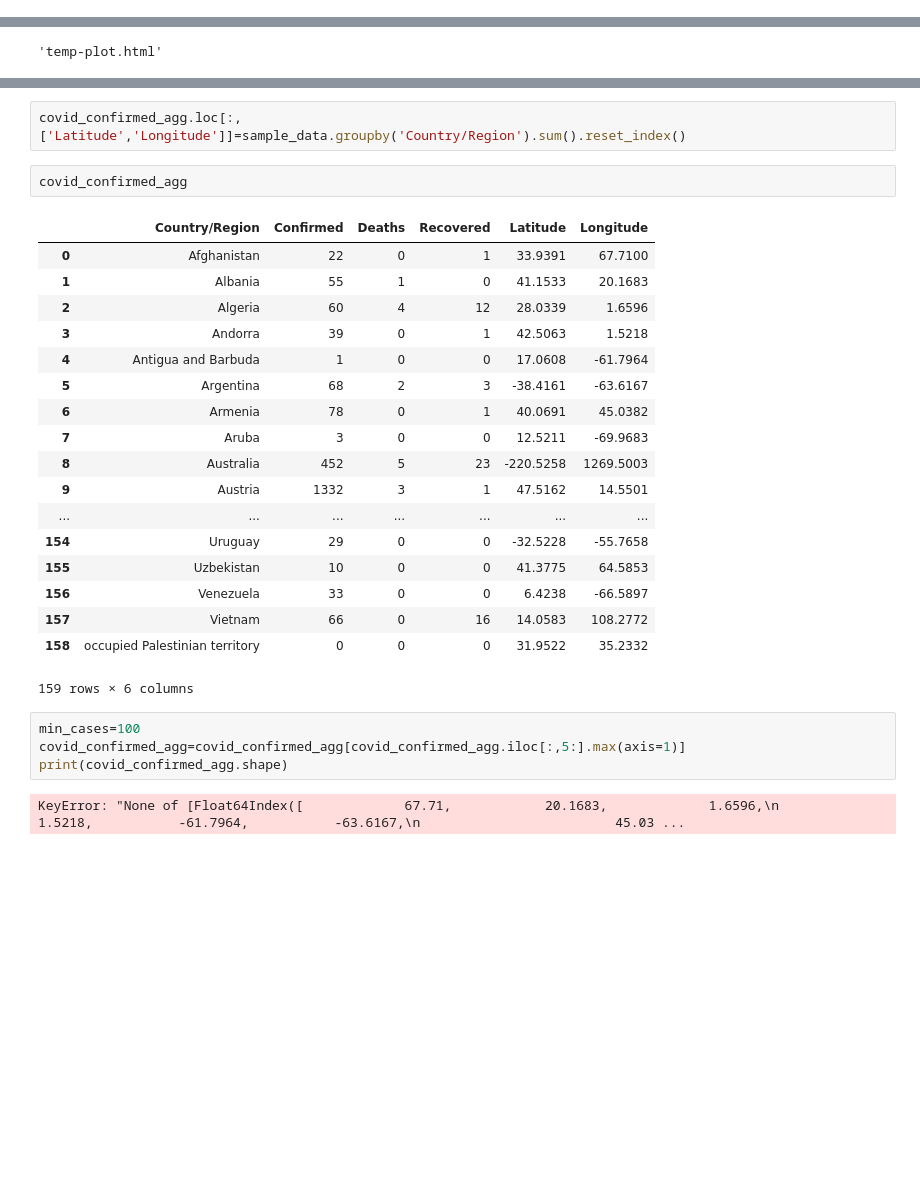
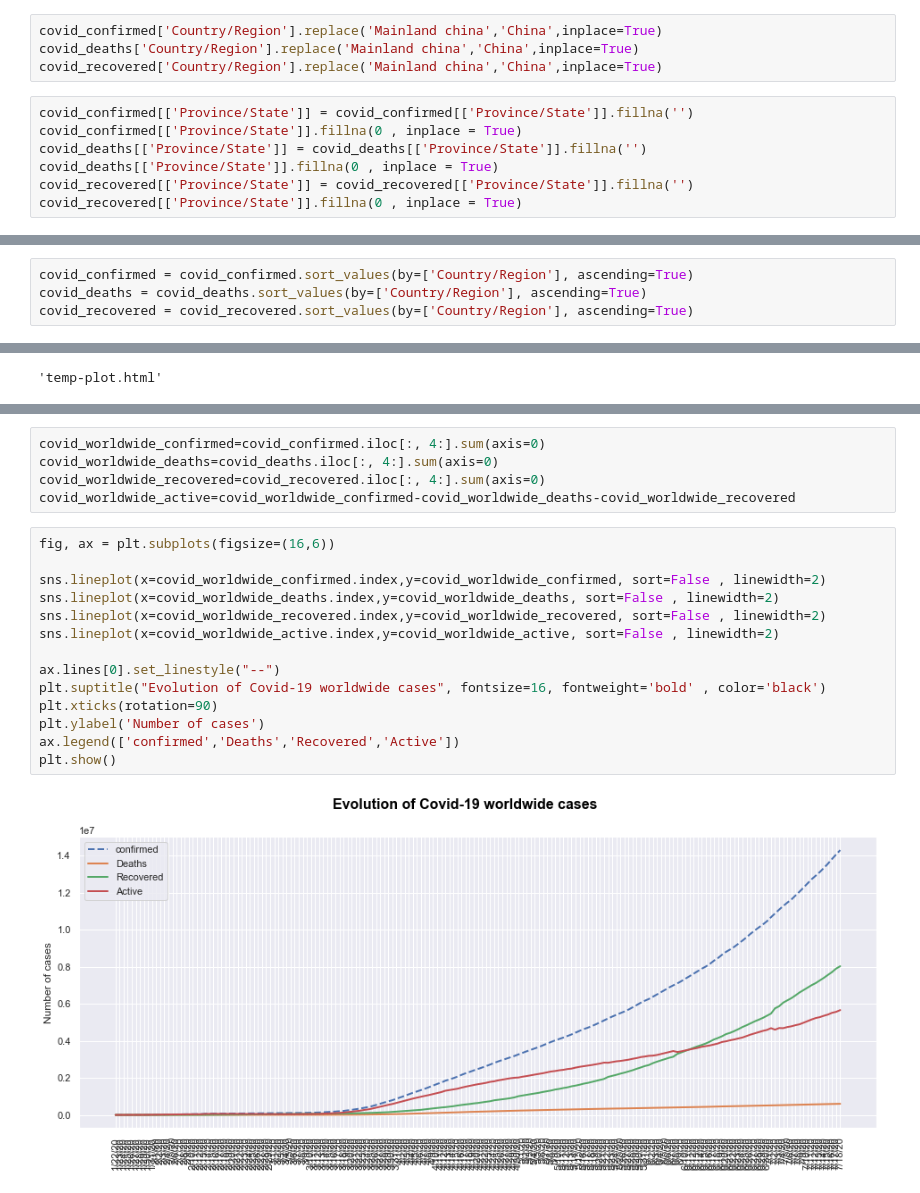
Before and after one commit to MMoghazy/Covid_19-visualization, a Jupyter notebook: Covid19.ipynb, the cells around one changed output, grey strips where cells are left out. Saved outputs shown, nothing was run; the diff lists cells and outputs as text; blank space fills up the shorter version.

```diff
--- a/Covid19.ipynb
+++ b/Covid19.ipynb
@@ -89,0 +13,11 @@ sample_data
+# %%
+covid_confirmed['Country/Region'].replace('Mainland china','China',inplace=True)
+covid_deaths['Country/Region'].replace('Mainland china','China',inplace=True)
+covid_recovered['Country/Region'].replace('Mainland china','China',inplace=True)
+# %%
+covid_confirmed[['Province/State']] = covid_confirmed[['Province/State']].fillna('')
+covid_confirmed[['Province/State']].fillna(0 , inplace = True)
+covid_deaths[['Province/State']] = covid_deaths[['Province/State']].fillna('')
+covid_deaths[['Province/State']].fillna(0 , inplace = True)
+covid_recovered[['Province/State']] = covid_recovered[['Province/State']].fillna('')
+covid_recovered[['Province/State']].fillna(0 , inplace = True)
@@ -89,0 +28,4 @@ sample_data
+# %%
+covid_confirmed = covid_confirmed.sort_values(by=['Country/Region'], ascending=True)
+covid_deaths = covid_deaths.sort_values(by=['Country/Region'], ascending=True)
+covid_recovered = covid_recovered.sort_values(by=['Country/Region'], ascending=True)
@@ -152,29 +72,21 @@ covid_confirmed_agg
-# %%
-covid_confirmed_agg.loc[:,['Latitude','Longitude']]=sample_data.groupby('Country/Region').sum().reset_index()
-# %%
-covid_confirmed_agg
-# %% [output]
-|  | Country/Region | Confirmed | Deaths | Recovered | Latitude | Longitude |
-| 0 | Afghanistan | 22 | 0 | 1 | 33.9391 | 67.7100 |
-| 1 | Albania | 55 | 1 | 0 | 41.1533 | 20.1683 |
-| 2 | Algeria | 60 | 4 | 12 | 28.0339 | 1.6596 |
-| 3 | Andorra | 39 | 0 | 1 | 42.5063 | 1.5218 |
-| 4 | Antigua and Barbuda | 1 | 0 | 0 | 17.0608 | -61.7964 |
-| 5 | Argentina | 68 | 2 | 3 | -38.4161 | -63.6167 |
-| 6 | Armenia | 78 | 0 | 1 | 40.0691 | 45.0382 |
-| 7 | Aruba | 3 | 0 | 0 | 12.5211 | -69.9683 |
-| 8 | Australia | 452 | 5 | 23 | -220.5258 | 1269.5003 |
-| 9 | Austria | 1332 | 3 | 1 | 47.5162 | 14.5501 |
-| ... | ... | ... | ... | ... | ... | ... |
-| 154 | Uruguay | 29 | 0 | 0 | -32.5228 | -55.7658 |
-| 155 | Uzbekistan | 10 | 0 | 0 | 41.3775 | 64.5853 |
-| 156 | Venezuela | 33 | 0 | 0 | 6.4238 | -66.5897 |
-| 157 | Vietnam | 66 | 0 | 16 | 14.0583 | 108.2772 |
-| 158 | occupied Palestinian territory | 0 | 0 | 0 | 31.9522 | 35.2332 |
-159 rows × 6 columns
-# %%
-min_cases=100
-covid_confirmed_agg=covid_confirmed_agg[covid_confirmed_agg.iloc[:,5:].max(axis=1)]
-print(covid_confirmed_agg.shape)
-# %% [output]
-KeyError: "None of [Float64Index([             67.71,            20.1683,             1.6596,\n                          1.5218,           -61.7964,           -63.6167,\n                         45.03 ...
+# %%
+covid_worldwide_confirmed=covid_confirmed.iloc[:, 4:].sum(axis=0)
+covid_worldwide_deaths=covid_deaths.iloc[:, 4:].sum(axis=0)
+covid_worldwide_recovered=covid_recovered.iloc[:, 4:].sum(axis=0)
+covid_worldwide_active=covid_worldwide_confirmed-covid_worldwide_deaths-covid_worldwide_recovered
+# %%
+fig, ax = plt.subplots(figsize=(16,6))
+
+sns.lineplot(x=covid_worldwide_confirmed.index,y=covid_worldwide_confirmed, sort=False , linewidth=2)
+sns.lineplot(x=covid_worldwide_deaths.index,y=covid_worldwide_deaths, sort=False , linewidth=2)
+sns.lineplot(x=covid_worldwide_recovered.index,y=covid_worldwide_recovered, sort=False , linewidth=2)
+sns.lineplot(x=covid_worldwide_active.index,y=covid_worldwide_active, sort=False , linewidth=2)
+
+ax.lines[0].set_linestyle("--")
+plt.suptitle("Evolution of Covid-19 worldwide cases", fontsize=16, fontweight='bold' , color='black')
+plt.xticks(rotation=90)
+plt.ylabel('Number of cases')
+ax.legend(['confirmed','Deaths','Recovered','Active'])
+plt.show()
+# %% [output]
+[figure, added]
```
Also changed, not shown: parts of 63 cells of this notebook.
